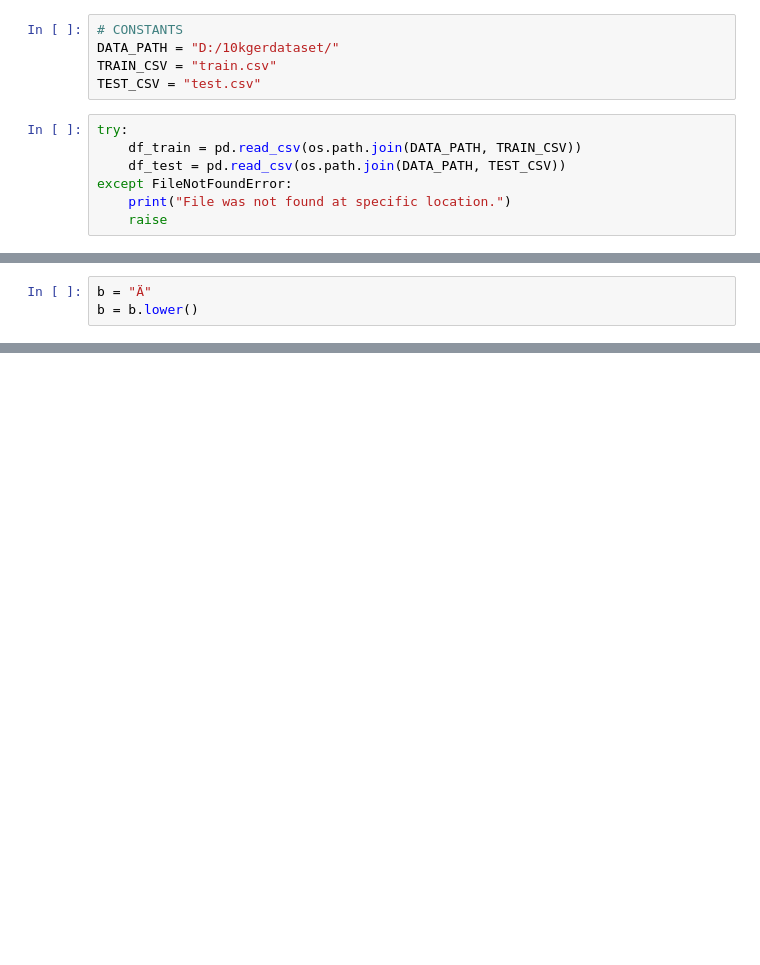
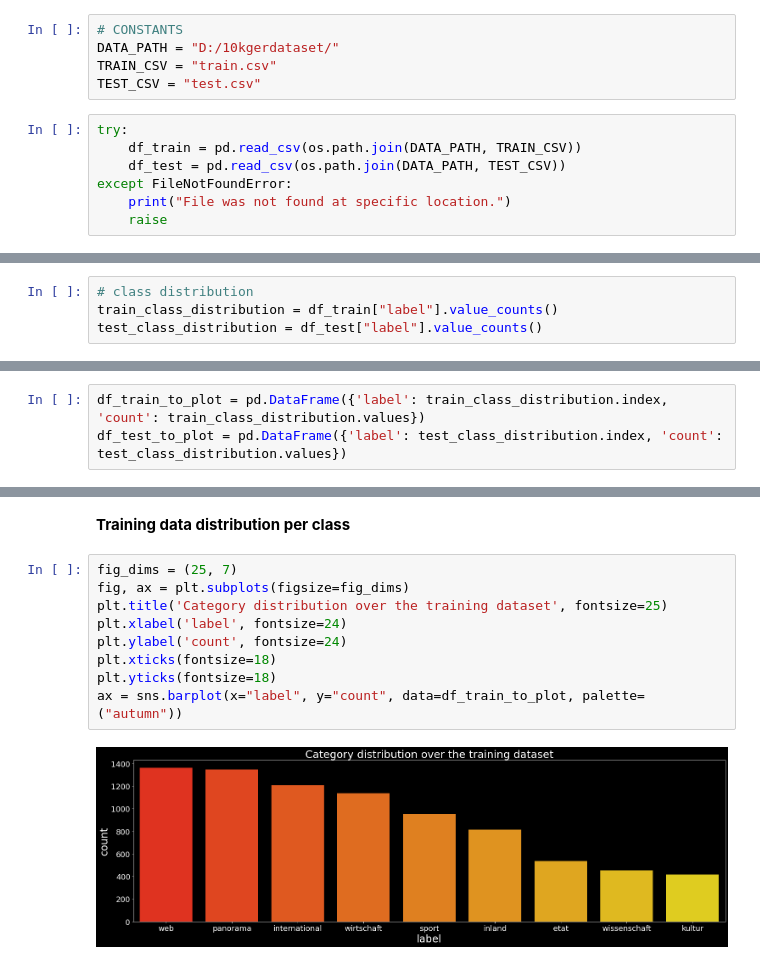
Before and after one commit to volkovwashere/german-article-classifier, a Jupyter notebook: notebooks/data_analysis.ipynb, the cells around one changed output, grey strips where cells are left out. Drawn from its saved outputs; the diff is of its cells as text; blank space fills up the shorter version.

```diff
--- a/notebooks/data_analysis.ipynb
+++ b/notebooks/data_analysis.ipynb
@@ -75,3 +69,4 @@ a
 # %%
-b = "Ä"
-b = b.lower()
+# class distribution
+train_class_distribution = df_train["label"].value_counts()
+test_class_distribution = df_test["label"].value_counts()
@@ -89,0 +73,3 @@ True
+# %%
+df_train_to_plot = pd.DataFrame({'label': train_class_distribution.index, 'count': train_class_distribution.values})
+df_test_to_plot = pd.DataFrame({'label': test_class_distribution.index, 'count': test_class_distribution.values})
@@ -89,0 +92,13 @@ True
+# %% [markdown]
+__Training data distribution per class__
+# %%
+fig_dims = (25, 7)
+fig, ax = plt.subplots(figsize=fig_dims)
+plt.title('Category distribution over the training dataset', fontsize=25)
+plt.xlabel('label', fontsize=24)
+plt.ylabel('count', fontsize=24)
+plt.xticks(fontsize=18)
+plt.yticks(fontsize=18)
+ax = sns.barplot(x="label", y="count", data=df_train_to_plot, palette=("autumn"))
+# %% [output]
+[figure, added]
```
Also changed, not shown: parts of 39 cells of this notebook.
